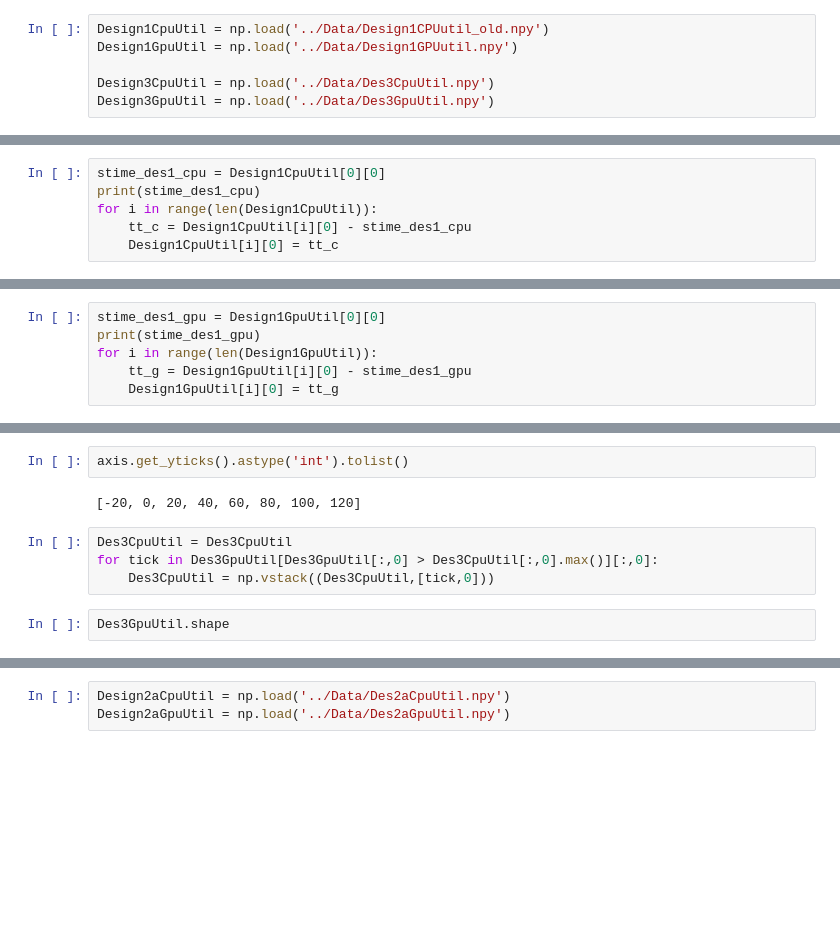
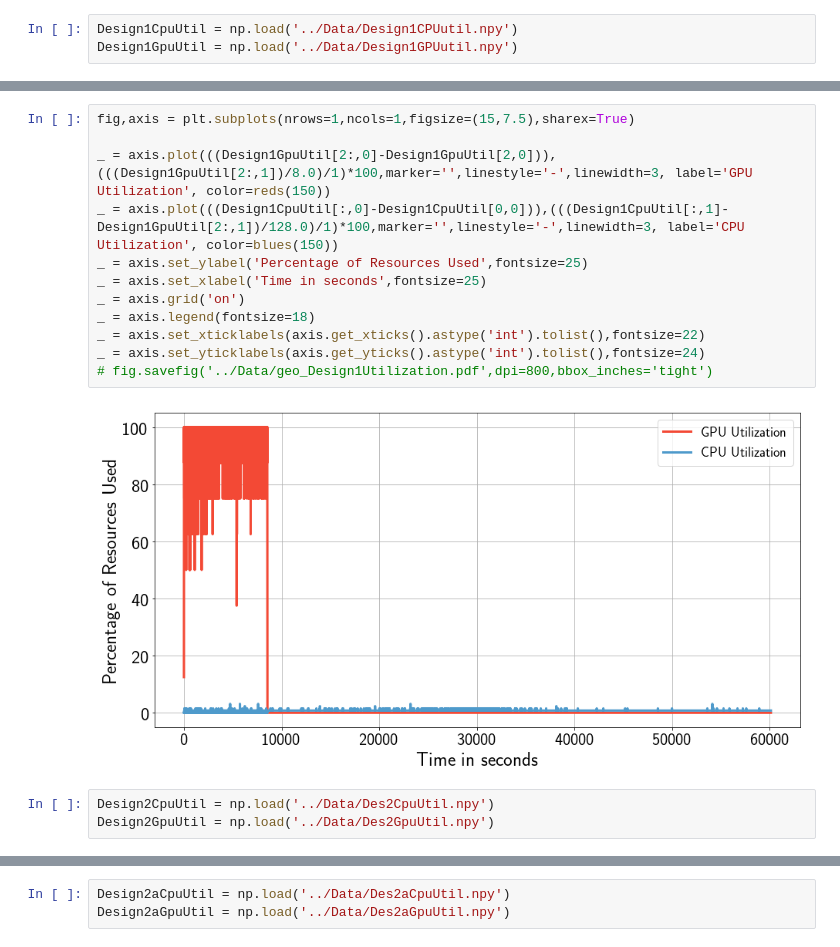
Before and after one commit to radical-experiments/iceberg_escience, a Jupyter notebook: Geolocation/Notebooks/Des1Des3ComparisonUtilization.ipynb, the cells around one changed output, grey strips where cells are left out. Saved outputs shown, nothing was run; the diff lists cells and outputs as text; blank space fills up the shorter version.

```diff
--- a/Geolocation/Notebooks/Des1Des3ComparisonUtilization.ipynb
+++ b/Geolocation/Notebooks/Des1Des3ComparisonUtilization.ipynb
@@ -300,6 +39,3 @@ else :
 # %%
-Design1CpuUtil = np.load('../Data/Design1CPUutil_old.npy')
+Design1CpuUtil = np.load('../Data/Design1CPUutil.npy')
 Design1GpuUtil = np.load('../Data/Design1GPUutil.npy')
-
-Design3CpuUtil = np.load('../Data/Des3CpuUtil.npy')
-Design3GpuUtil = np.load('../Data/Des3GpuUtil.npy')
@@ -316,6 +41,0 @@ print Design1CpuUtil.mean(), Design1GpuUtil.mean()
-# %%
-stime_des1_cpu = Design1CpuUtil[0][0]
-print(stime_des1_cpu)
-for i in range(len(Design1CpuUtil)):
-    tt_c = Design1CpuUtil[i][0] - stime_des1_cpu
-    Design1CpuUtil[i][0] = tt_c
@@ -324,6 +41,0 @@ for i in range(len(Design1CpuUtil)):
-# %%
-stime_des1_gpu = Design1GpuUtil[0][0]
-print(stime_des1_gpu)
-for i in range(len(Design1GpuUtil)):
-    tt_g = Design1GpuUtil[i][0] - stime_des1_gpu
-    Design1GpuUtil[i][0] = tt_g
@@ -383,11 +42,18 @@ fig.savefig('../Data/geo_Design1Utilization.pdf',dpi=800,bbox_inches='tight')
-# %%
-axis.get_yticks().astype('int').tolist()
-# %% [output]
-[-20, 0, 20, 40, 60, 80, 100, 120]
-# %%
-Des3CpuUtil = Des3CpuUtil
-for tick in Des3GpuUtil[Des3GpuUtil[:,0] > Des3CpuUtil[:,0].max()][:,0]:
-    Des3CpuUtil = np.vstack((Des3CpuUtil,[tick,0]))
-# %%
-Des3GpuUtil.shape
+# %%
+fig,axis = plt.subplots(nrows=1,ncols=1,figsize=(15,7.5),sharex=True)
+
+_ = axis.plot(((Design1GpuUtil[2:,0]-Design1GpuUtil[2,0])),(((Design1GpuUtil[2:,1])/8.0)/1)*100,marker='',linestyle='-',linewidth=3, label='GPU Utilization', color=reds(150))
+_ = axis.plot(((Design1CpuUtil[:,0]-Design1CpuUtil[0,0])),(((Design1CpuUtil[:,1]-Design1GpuUtil[2:,1])/128.0)/1)*100,marker='',linestyle='-',linewidth=3, label='CPU Utilization', color=blues(150))
+_ = axis.set_ylabel('Percentage of Resources Used',fontsize=25)
+_ = axis.set_xlabel('Time in seconds',fontsize=25)
+_ = axis.grid('on')
+_ = axis.legend(fontsize=18)
+_ = axis.set_xticklabels(axis.get_xticks().astype('int').tolist(),fontsize=22)
+_ = axis.set_yticklabels(axis.get_yticks().astype('int').tolist(),fontsize=24)
+# fig.savefig('../Data/geo_Design1Utilization.pdf',dpi=800,bbox_inches='tight')
+# %% [output]
+[figure, added]
+# %%
+Design2CpuUtil = np.load('../Data/Des2CpuUtil.npy')
+Design2GpuUtil = np.load('../Data/Des2GpuUtil.npy')
 # %%
```
Also changed, not shown: parts of 28 cells of this notebook, 17 other files.
